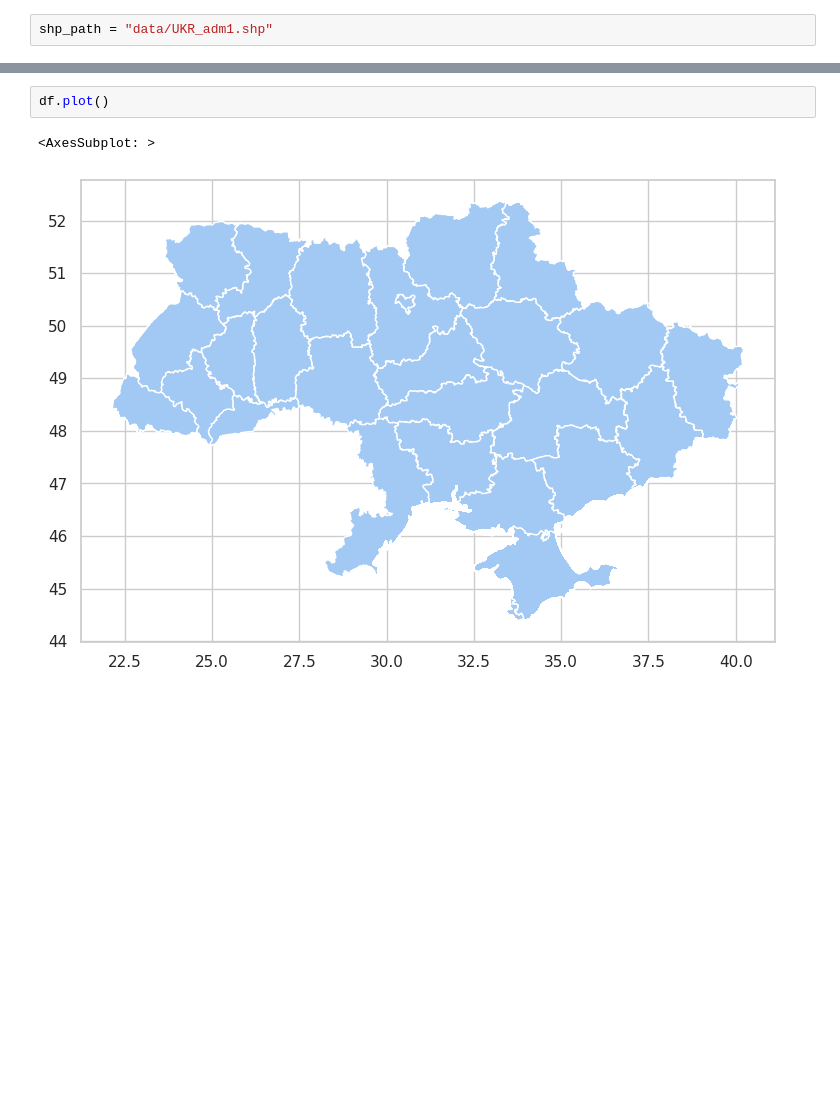
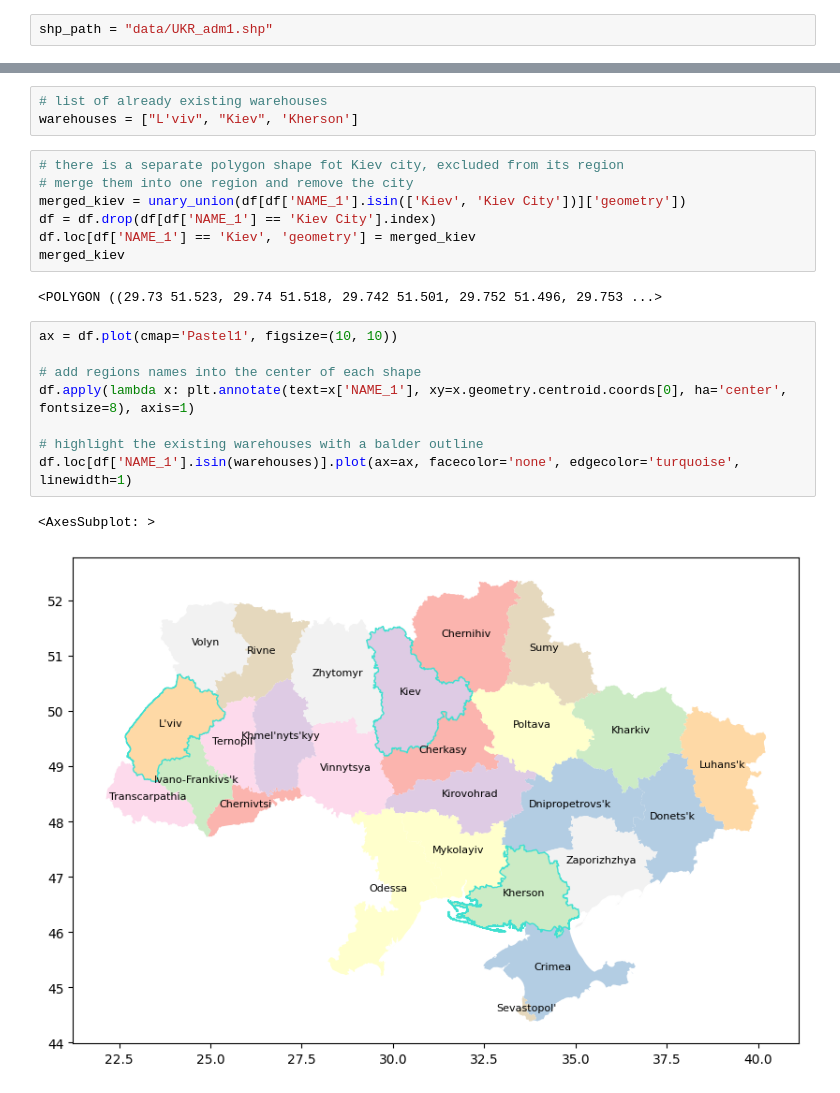
Before and after one commit to alorthius/tarilka, a Jupyter notebook: proj.ipynb, the cells around one changed output, grey strips where cells are left out. Cells and saved outputs as stored; diff of their text form; blank space fills up the shorter version.

```diff
--- a/proj.ipynb
+++ b/proj.ipynb
@@ -16,8 +15,26 @@ df.head()
 | 2 | 240 | UKR | Ukraine | 3 | Chernivtsi | UA.CV | 0 | None | Oblast' | Region | None | ... |
 | 3 | 240 | UKR | Ukraine | 4 | Crimea | UA.KR | 0 | None | Autonomous Republic | Autonomous Republic | None | ... |
 | 4 | 240 | UKR | Ukraine | 5 | Dnipropetrovs'k | UA.DP | 0 | None | Oblast' | Region | None | ... |
-# %%
-df.plot()
-# %% [output]
-<AxesSubplot: >
-[figure, removed]
+# %%
+# list of already existing warehouses
+warehouses = ["L'viv", "Kiev", 'Kherson']
+# %%
+# there is a separate polygon shape fot Kiev city, excluded from its region
+# merge them into one region and remove the city
+merged_kiev = unary_union(df[df['NAME_1'].isin(['Kiev', 'Kiev City'])]['geometry'])
+df = df.drop(df[df['NAME_1'] == 'Kiev City'].index)
+df.loc[df['NAME_1'] == 'Kiev', 'geometry'] = merged_kiev
+merged_kiev
+# %% [output]
+<POLYGON ((29.73 51.523, 29.74 51.518, 29.742 51.501, 29.752 51.496, 29.753 ...>
+# %%
+ax = df.plot(cmap='Pastel1', figsize=(10, 10))
+
+# add regions names into the center of each shape
+df.apply(lambda x: plt.annotate(text=x['NAME_1'], xy=x.geometry.centroid.coords[0], ha='center', fontsize=8), axis=1)
+
+# highlight the existing warehouses with a balder outline
+df.loc[df['NAME_1'].isin(warehouses)].plot(ax=ax, facecolor='none', edgecolor='turquoise', linewidth=1)
+# %% [output]
+<AxesSubplot: >
+[figure, added]
```
Also changed, not shown: parts of 2 cells of this notebook.
